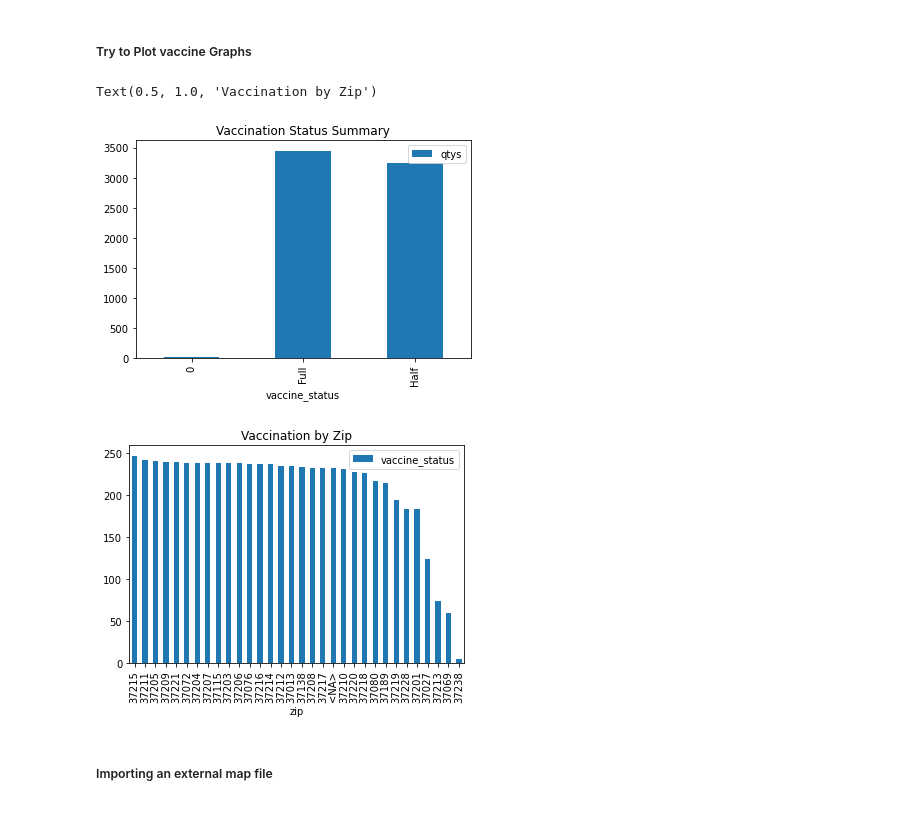
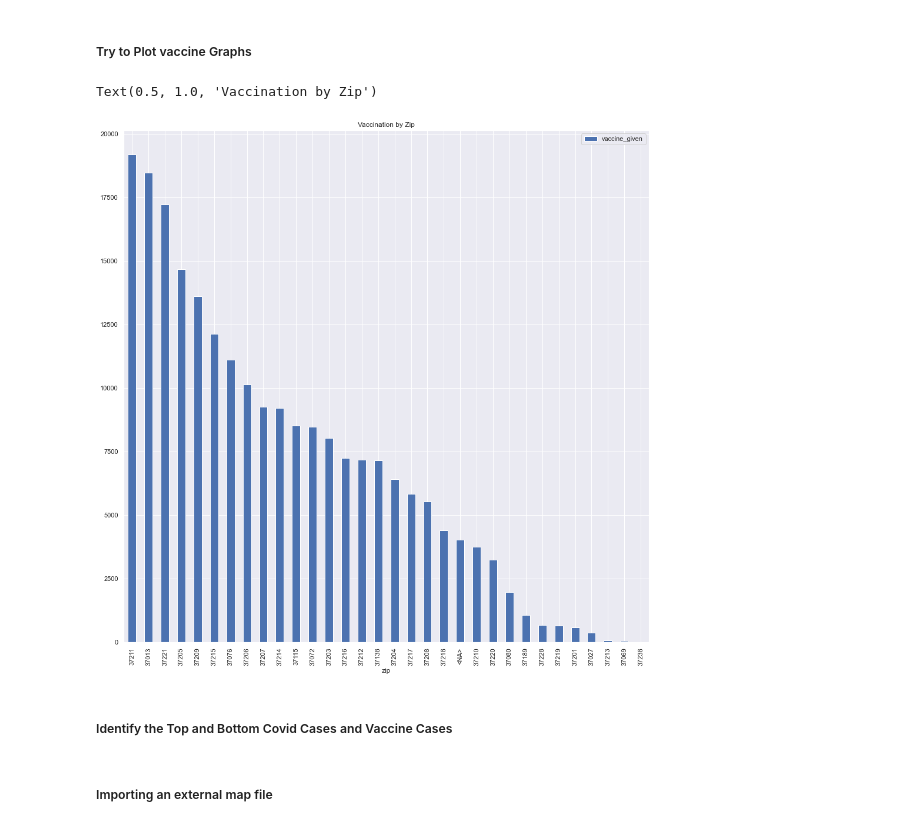
Before and after one commit to Engu12/nash-covid-cases-vaccines-honky_tonkin, a Jupyter notebook: notebook/EDAbook.ipynb, the cells around one changed output. Saved outputs shown, nothing was run; the diff lists cells and outputs as text; code cells hidden in the pictures.

```diff
--- a/notebook/EDAbook.ipynb
+++ b/notebook/EDAbook.ipynb
@@ -284,0 +289,4 @@ vaccine_df.tail()
+# %%
+vac_clean_df=vaccine_df[vaccine_df['dose']==1]
+print('vaccine_df sum -',vaccine_df['vaccine_given'].sum())
+print('vac_clean sum -',vac_clean_df['vaccine_given'].sum())
@@ -285,7 +296,7 @@ vaccine_df.tail()
 # %%
 #Vaccine Status per zipcode
-vaccine_zip_summary =vaccine_df.groupby(['zip'],as_index=False)['vaccine_status'].count()
+vaccine_zip_summary =vac_clean_df.groupby(['zip'],as_index=False)['vaccine_given'].sum()
 #Sort by total number of Vaccine Status
-vaccine_zip_summary =vaccine_zip_summary.sort_values('vaccine_status', ascending=False)
+vaccine_zip_summary =vaccine_zip_summary.sort_values('vaccine_given', ascending=False)
 vaccine_zip_summary
 # %% [output]
@@ -401,14 +410,15 @@ g.map(plt.bar,"zip","cases")
 # %% [markdown]
 ##### Try to Plot vaccine Graphs
 # %%
-#Summary chart after completing data frame vaccine_counts
-vaccine_counts.plot.bar('vaccine_status','qtys')
-plt.title('Vaccination Status Summary')
+# #Summary chart after completing data frame vaccine_counts
+# vaccine_counts.plot.bar('vaccine_status','qtys')
+# plt.title('Vaccination Status Summary')
 
 #Summary chart of Vaccinations by Zip
-vaccine_zip_summary.plot.bar('zip','vaccine_status')
+vaccine_zip_summary.plot.bar('zip','vaccine_given')
 plt.title('Vaccination by Zip')
 # %% [output]
 Text(0.5, 1.0, 'Vaccination by Zip')
-[figure, old version]
+[figure, new version]
-[figure, removed]
+# %% [markdown]
+##### Identify the Top and Bottom Covid Cases and Vaccine Cases
```
Also changed, not shown: parts of 25 cells of this notebook, 1 other file.
